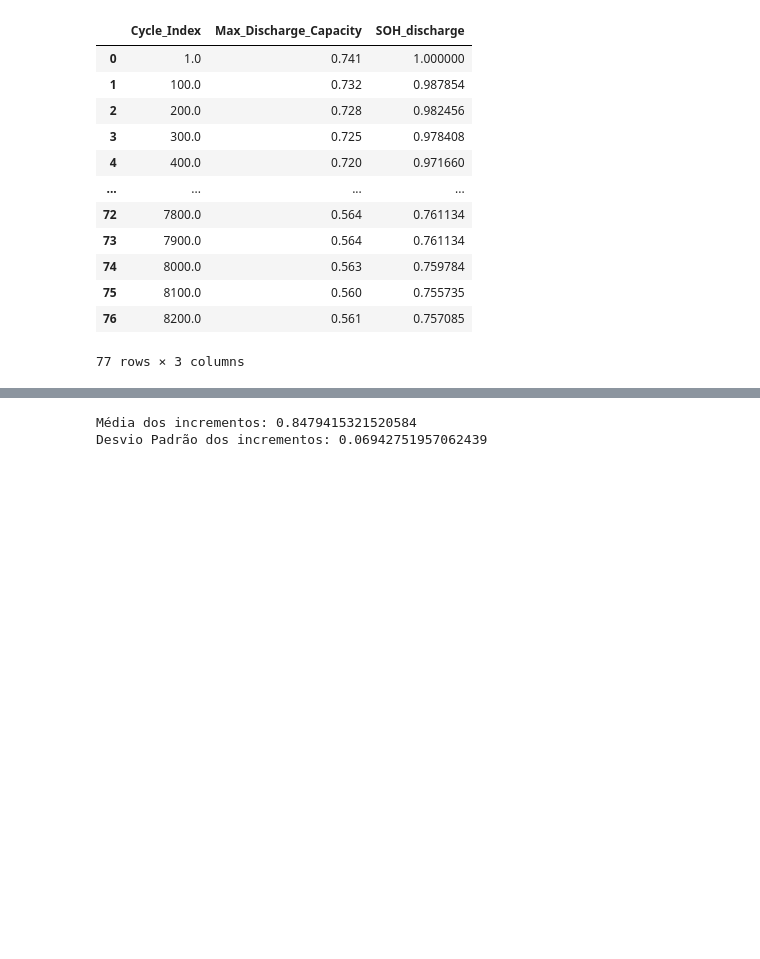
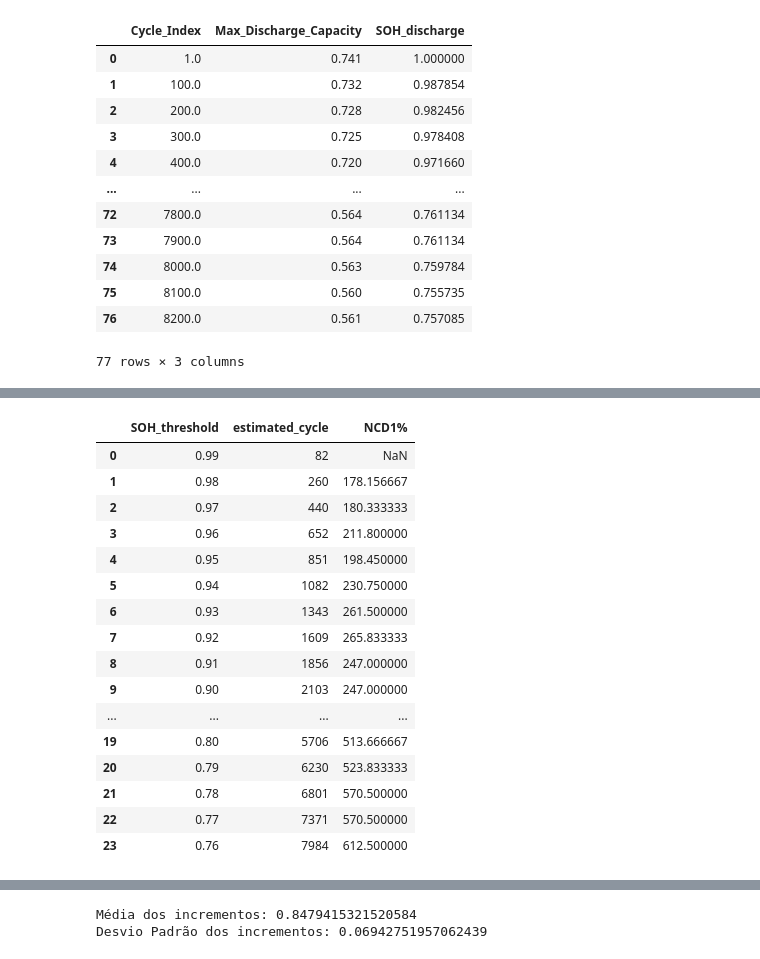
Before and after one commit to Davi-SB/Battery-Analysis, a Jupyter notebook: SOH_vs_Temperature.ipynb, the cells around one changed output, grey strips where cells are left out. Cells and saved outputs as stored; diff of their text form; code cells hidden in the pictures; blank space fills up the shorter version.

Commit message:
update interpolate

```diff
--- a/SOH_vs_Temperature.ipynb
+++ b/SOH_vs_Temperature.ipynb
@@ -201,3 +173,57 @@ Ciclos entre cada queda: [99.0, 200.0, 200.0, 200.0, 200.0, 200.0, 300.0, 400.0,
+# %%
+# supondo que você já tenha:
+# df_grouped = pd.DataFrame(drop_cycles).set_index('cycle')  ou equivalente
+
+# 1) Defina os thresholds de interesse (99%, 98%, ...)
+thresholds = np.arange(0.99, 0.00, -0.01)
+
+# 2) Para usar np.interp, precisamos de arrays ordenados com x crescente:
+#    queremos: ciclo = f⁻¹(SOH),
+#    então xp = SOH em ordem crescente, fp = Cycle_Index correspondente.
+soh = df_grouped['SOH_discharge'].values
+cycles = df_grouped['Cycle_Index'].values
+
+xp = soh[::-1]       # inverte para que fique crescente
+fp = cycles[::-1]
+
+# 3) Faz a interpolação
+#    np.interp(x, xp, fp) assume xp crescente e retorna fp para cada x em thresholds
+valid = (thresholds >= xp.min()) & (thresholds <= xp.max())
+ths = thresholds[valid]
+estimated_cycles = np.interp(ths, xp, fp)
+
+# 4) Monta um DataFrame de saída
+df_estimates = pd.DataFrame({
+    'SOH_threshold': ths,
+    'estimated_cycle': estimated_cycles
+})
+
+# Number of cycles drop (1%)
+df_estimates['NCD1%'] = df_estimates['estimated_cycle'].diff()
+
+# Cast
+df_estimates['estimated_cycle'] = df_estimates['estimated_cycle'].astype(int)
+df_estimates['SOH_threshold'] = df_estimates['SOH_threshold'].astype(float).round(2)
+
+display(df_estimates)
+# %% [output]
+|  | SOH_threshold | estimated_cycle | NCD1% |
+| 0 | 0.99 | 82 | NaN |
+| 1 | 0.98 | 260 | 178.156667 |
+| 2 | 0.97 | 440 | 180.333333 |
+| 3 | 0.96 | 652 | 211.800000 |
+| 4 | 0.95 | 851 | 198.450000 |
+| 5 | 0.94 | 1082 | 230.750000 |
+| 6 | 0.93 | 1343 | 261.500000 |
+| 7 | 0.92 | 1609 | 265.833333 |
+| 8 | 0.91 | 1856 | 247.000000 |
+| 9 | 0.90 | 2103 | 247.000000 |
+| ... | ... | ... | ... |
+| 19 | 0.80 | 5706 | 513.666667 |
+| 20 | 0.79 | 6230 | 523.833333 |
+| 21 | 0.78 | 6801 | 570.500000 |
+| 22 | 0.77 | 7371 | 570.500000 |
+| 23 | 0.76 | 7984 | 612.500000 |
 # %%
 fig, ax1 = plt.subplots(figsize=(20,6))
 
```
Also changed, not shown: parts of 3 cells of this notebook.
